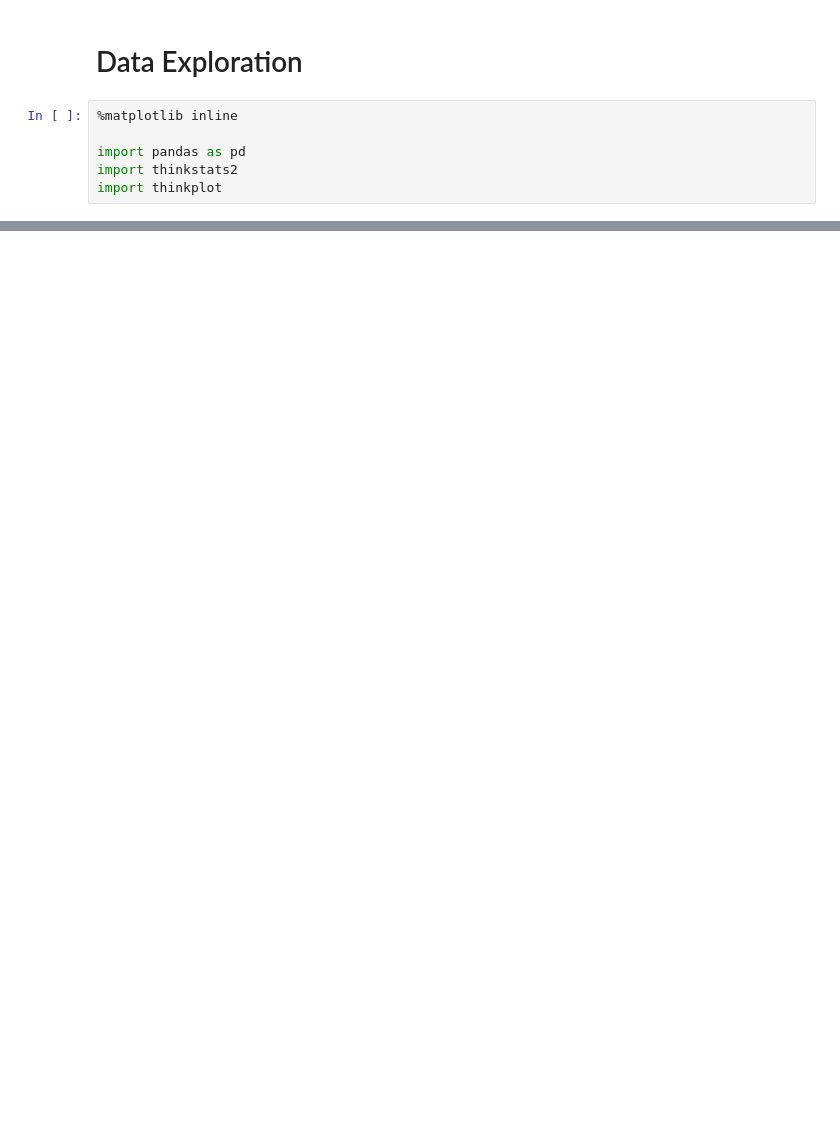
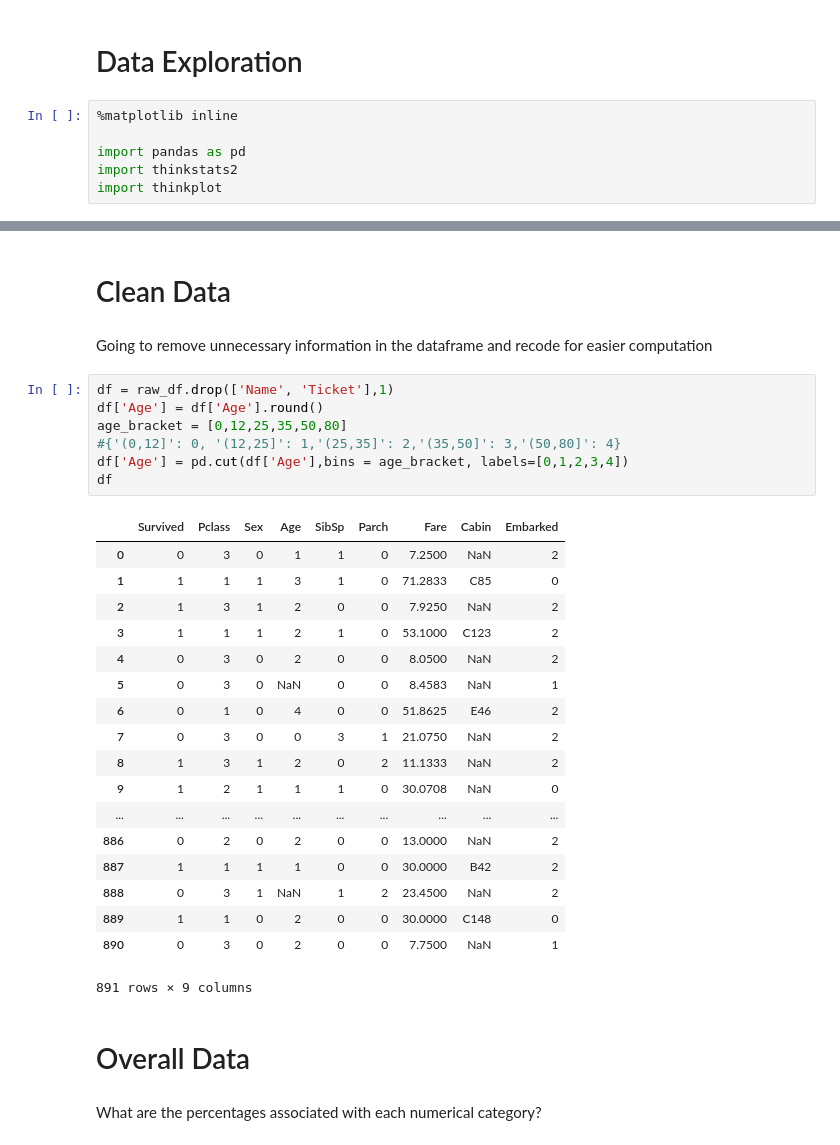
Before and after one commit to eshaw2/DataScience16WarmupProject, a Jupyter notebook: data_exploration.ipynb, the cells around one changed output, grey strips where cells are left out. Drawn from its saved outputs; the diff is of its cells as text; blank space fills up the shorter version.

```diff
--- a/data_exploration.ipynb
+++ b/data_exploration.ipynb
@@ -51,0 +19,34 @@ print ['Percentage survivde: ' + str(float(survived)/total)]
+# %% [markdown]
+# Clean Data
+# %% [markdown]
+Going to remove unnecessary information in the dataframe and recode for easier computation
+# %%
+df = raw_df.drop(['Name', 'Ticket'],1)
+df['Age'] = df['Age'].round()
+age_bracket = [0,12,25,35,50,80]
+#{'(0,12]': 0, '(12,25]': 1,'(25,35]': 2,'(35,50]': 3,'(50,80]': 4}
+df['Age'] = pd.cut(df['Age'],bins = age_bracket, labels=[0,1,2,3,4])
+df
+# %% [output]
+|  | Survived | Pclass | Sex | Age | SibSp | Parch | Fare | Cabin | Embarked |
+| 0 | 0 | 3 | 0 | 1 | 1 | 0 | 7.2500 | NaN | 2 |
+| 1 | 1 | 1 | 1 | 3 | 1 | 0 | 71.2833 | C85 | 0 |
+| 2 | 1 | 3 | 1 | 2 | 0 | 0 | 7.9250 | NaN | 2 |
+| 3 | 1 | 1 | 1 | 2 | 1 | 0 | 53.1000 | C123 | 2 |
+| 4 | 0 | 3 | 0 | 2 | 0 | 0 | 8.0500 | NaN | 2 |
+| 5 | 0 | 3 | 0 | NaN | 0 | 0 | 8.4583 | NaN | 1 |
+| 6 | 0 | 1 | 0 | 4 | 0 | 0 | 51.8625 | E46 | 2 |
+| 7 | 0 | 3 | 0 | 0 | 3 | 1 | 21.0750 | NaN | 2 |
+| 8 | 1 | 3 | 1 | 2 | 0 | 2 | 11.1333 | NaN | 2 |
+| 9 | 1 | 2 | 1 | 1 | 1 | 0 | 30.0708 | NaN | 0 |
+| ... | ... | ... | ... | ... | ... | ... | ... | ... | ... |
+| 886 | 0 | 2 | 0 | 2 | 0 | 0 | 13.0000 | NaN | 2 |
+| 887 | 1 | 1 | 1 | 1 | 0 | 0 | 30.0000 | B42 | 2 |
+| 888 | 0 | 3 | 1 | NaN | 1 | 2 | 23.4500 | NaN | 2 |
+| 889 | 1 | 1 | 0 | 2 | 0 | 0 | 30.0000 | C148 | 0 |
+| 890 | 0 | 3 | 0 | 2 | 0 | 0 | 7.7500 | NaN | 1 |
+891 rows × 9 columns
+# %% [markdown]
+# Overall Data
+# %% [markdown]
+What are the percentages associated with each numerical category?
```
Also changed, not shown: parts of 12 cells of this notebook.
